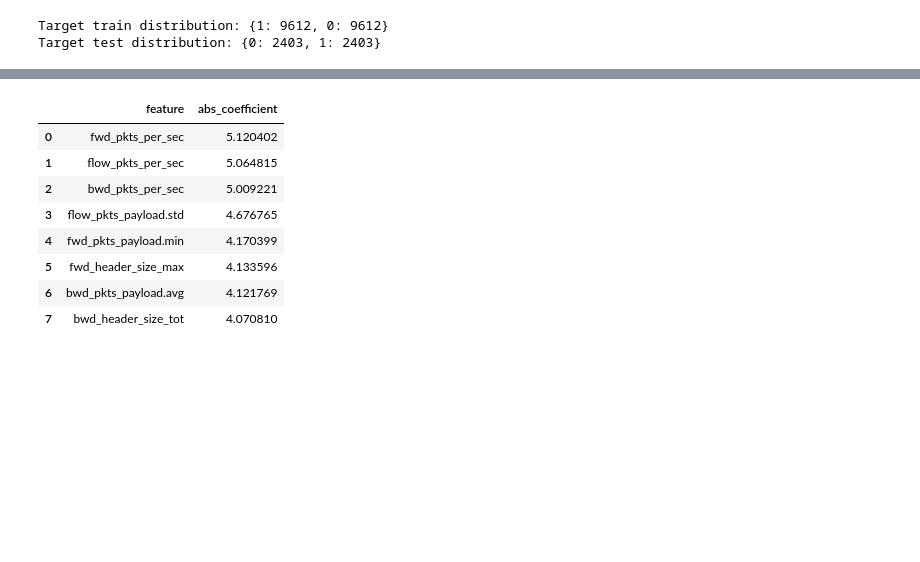
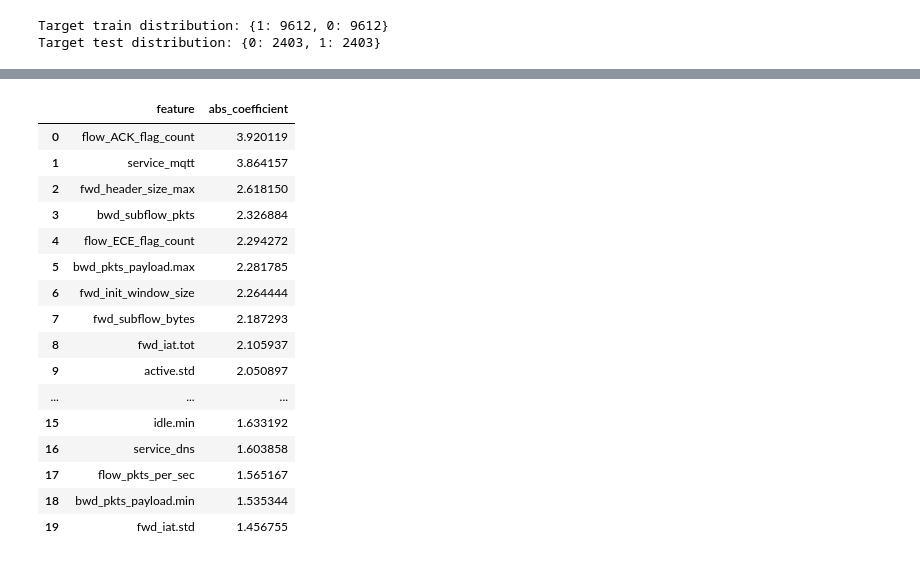
Before and after one commit to AnhJoe/Real-Time_IoT_2022_Quantized_Auto_Encoder, a Jupyter notebook: RT-IoT2022.ipynb, the cells around one changed output, grey strips where cells are left out. Drawn from its saved outputs; the diff is of its cells as text; code cells hidden in the pictures; blank space fills up the shorter version.

```diff
--- a/RT-IoT2022.ipynb
+++ b/RT-IoT2022.ipynb
@@ -255,7 +304,0 @@ plt.show()
-# %%
-# Focus on numeric features for correlation annd plotting
-X_num = X.select_dtypes(include=[np.number])
-NUMERIC_FEATURES = X_num.columns.tolist()
-
-NORMAL_MASK = df[TARGET_COL].isin(NORMAL_CLASSES)
-ATTACK_MASK = ~NORMAL_MASK
@@ -722,14 +1103,41 @@ This design provides consistent preprocessing during training, cross-validation,
+# %%
+# Define log transformer for skewed features
+log_transformer = FunctionTransformer(
+    np.log1p,
+    validate=False
+)
+
+# Define column transformer for preprocessing
+LOG_COLS = SKEWED_FEATURES
+
+OTHER_NUM_COLS = [
+    c for c in Xp_train.columns
+    if c not in LOG_COLS
+]
+
+# Pipeline that applies log transform + scaling to skewed features, and scaling only to the rest of the numeric features
+preprocess = ColumnTransformer(
+    transformers=[
+        ("log_scale", Pipeline([
+            ("log", log_transformer),
+            ("scaler", StandardScaler())
+        ]), LOG_COLS),
+
+        ("scale_only", StandardScaler(), OTHER_NUM_COLS),
+    ],
+    remainder="drop"
+)
 # %%
 # Build pipeline
 pipe = Pipeline([
-    ("scaler", StandardScaler()),
+    ("preprocess", preprocess),
     ("clf", LogisticRegression(
         C=1.0,
-        l1_ratio=0.0,
+        l1_ratio=0.0,          # L2 regularization
         solver="lbfgs",
         max_iter=1000,
         class_weight="balanced",
-        random_state= RANDOM_STATE
+        random_state=RANDOM_STATE
     ))
 ])
 # %%
@@ -875,31 +1259,39 @@ plt.show()
 # %%
-#| label: tbl-rtiot-logreg-coefs
+#| label: tbl-rtiot-lr-coefs
 #| tbl-cap: "Top 8 features by absolute coefficient magnitude from Logistic Regression model, indicating their relative importance for attack detection."
 #| echo: false
 #| tbl-pos: H
 
 # Extract absolute coefficient magnitudes
 coefs = np.abs(pipe.named_steps["clf"].coef_.ravel())
 
 # Build Logistic Regression importance table
 lr_importance = (
     pd.DataFrame({
         "feature": Xp_train.columns,
         "abs_coefficient": coefs
     })
     .sort_values("abs_coefficient", ascending=False)
-    .head(8)
+    .head(20)
     .reset_index(drop=True)
 )
 
 show_table(lr_importance)
 # %% [output]
 |  | feature | abs_coefficient |
-| 0 | fwd_pkts_per_sec | 5.120402 |
-| 1 | flow_pkts_per_sec | 5.064815 |
-| 2 | bwd_pkts_per_sec | 5.009221 |
-| 3 | flow_pkts_payload.std | 4.676765 |
-| 4 | fwd_pkts_payload.min | 4.170399 |
-| 5 | fwd_header_size_max | 4.133596 |
-| 6 | bwd_pkts_payload.avg | 4.121769 |
-| 7 | bwd_header_size_tot | 4.070810 |
+| 0 | flow_ACK_flag_count | 3.920119 |
+| 1 | service_mqtt | 3.864157 |
+| 2 | fwd_header_size_max | 2.618150 |
+| 3 | bwd_subflow_pkts | 2.326884 |
+| 4 | flow_ECE_flag_count | 2.294272 |
+| 5 | bwd_pkts_payload.max | 2.281785 |
+| 6 | fwd_init_window_size | 2.264444 |
+| 7 | fwd_subflow_bytes | 2.187293 |
+| 8 | fwd_iat.tot | 2.105937 |
+| 9 | active.std | 2.050897 |
+| ... | ... | ... |
+| 15 | idle.min | 1.633192 |
+| 16 | service_dns | 1.603858 |
+| 17 | flow_pkts_per_sec | 1.565167 |
+| 18 | bwd_pkts_payload.min | 1.535344 |
+| 19 | fwd_iat.std | 1.456755 |
```
Also changed, not shown: parts of 56 cells of this notebook, 1 other file.
